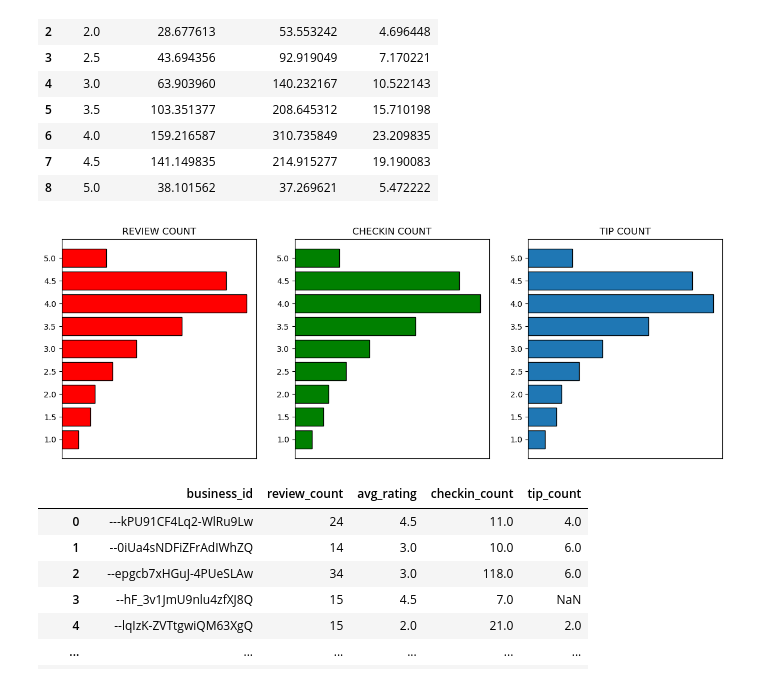
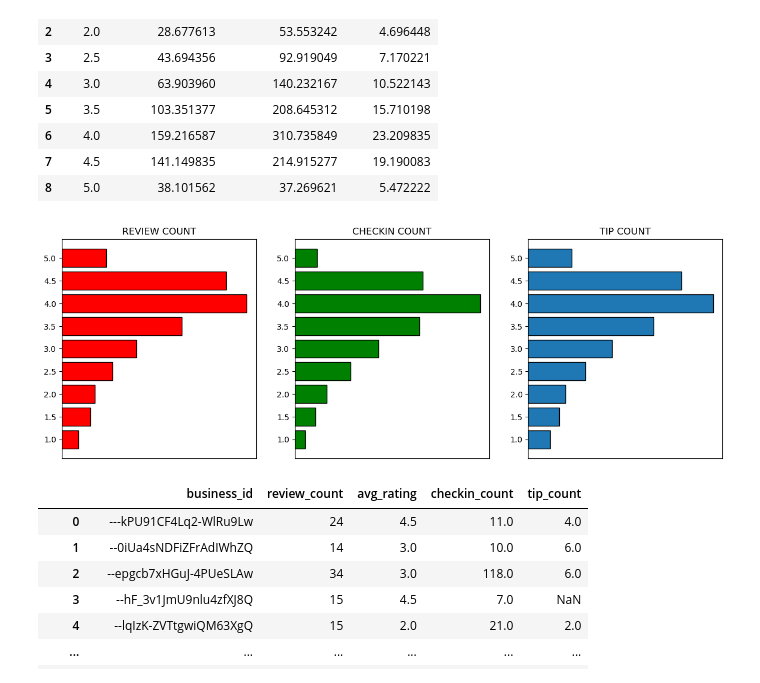
Before and after one commit to Mayank4103/Yelp_project, a Jupyter notebook: Analysis.ipynb, the cells around one changed output. Cells and saved outputs as stored; diff of their text form; code cells hidden in the pictures.

```diff
--- a/Analysis.ipynb
+++ b/Analysis.ipynb
@@ -365,31 +370,31 @@ review_df
 # %%
 plt.figure(figsize = (15,5))
 plt.title('Average Engagement\n\n')
 #plt.xticks([])
 #plt.yticks([])
 
 
 plt.subplot(1,3,1)
 plt.xticks([])
 plt.title('REVIEW COUNT')
 plt.barh(review_df['rating'].astype(str), review_df['avg_review_count'],edgecolor ='k',color='red')
 
 
 plt.subplot(1,3,2)
 plt.xticks([])
 plt.title('CHECKIN COUNT')
-plt.barh(review_df['rating'].astype(str), review_df['avg_review_count'],edgecolor ='k' ,color='green')
+plt.barh(review_df['rating'].astype(str), review_df['avg_checkin_count'],edgecolor ='k' ,color='green')
 
 
 plt.subplot(1,3,3)
 plt.xticks([])
 plt.title('TIP COUNT')
-plt.barh(review_df['rating'].astype(str), review_df['avg_review_count'],edgecolor ='k')
+plt.barh(review_df['rating'].astype(str), review_df['avg_tip_count'],edgecolor ='k')
 
 
 plt.show()
 # %% [output]
-[figure, old version]
+[figure, new version]
 # %%
 R_df = pd.read_sql_query(f"""
 SELECT
```
Also changed, not shown: parts of 26 cells of this notebook, 1 other file.
